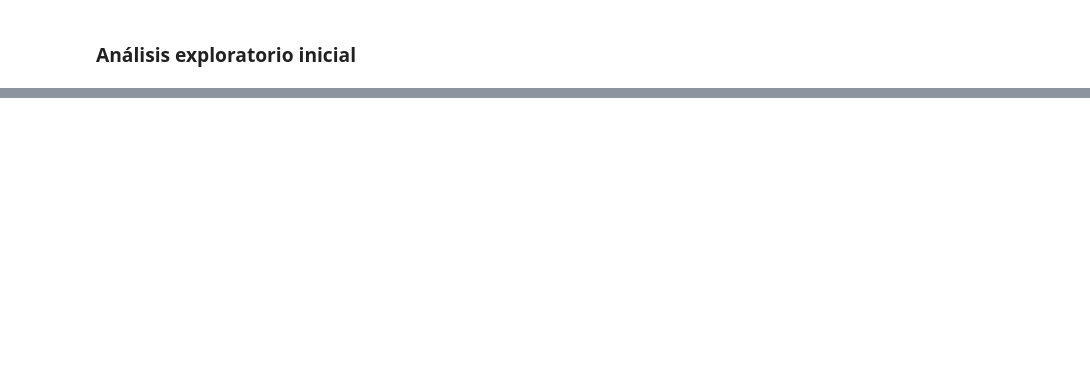
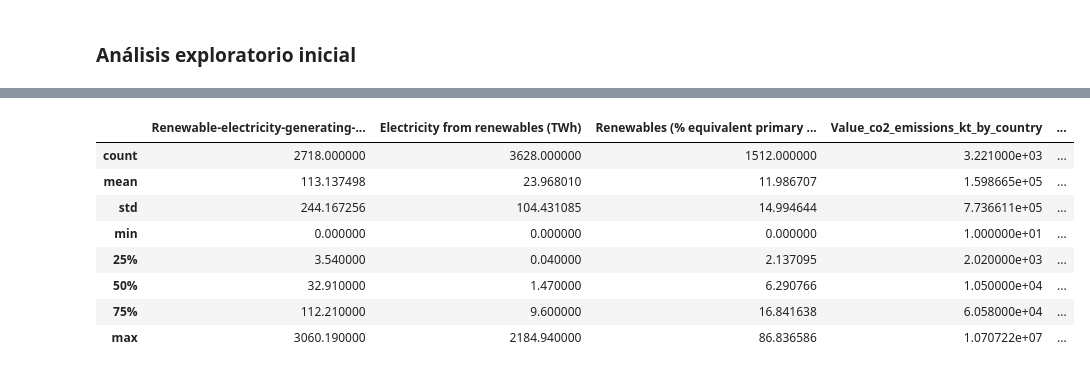
Before and after one commit to perezmillanr/tp_final_analisis_de_datos, a Jupyter notebook: TP.ipynb, the cells around one changed output, grey strips where cells are left out. Cells and saved outputs as stored; diff of their text form; code cells hidden in the pictures; blank space fills up the shorter version.

```diff
--- a/TP.ipynb
+++ b/TP.ipynb
@@ -28,0 +47,15 @@ ParserError: Error tokenizing data. C error: Expected 1 fields in line 33, saw 8
+# %%
+# showing a summary of 5 relevant numeric features
+
+five_numeric_columns = ['Renewable-electricity-generating-capacity-per-capita','Electricity from renewables (TWh)',r'Renewables (% equivalent primary energy)','Value_co2_emissions_kt_by_country','Primary energy consumption per capita (kWh/person)']
+df[five_numeric_columns].describe()
+# %% [output]
+|  | Renewable-electricity-generating-... | Electricity from renewables (TWh) | Renewables (% equivalent primary ... | Value_co2_emissions_kt_by_country | ... |
+| count | 2718.000000 | 3628.000000 | 1512.000000 | 3.221000e+03 | ... |
+| mean | 113.137498 | 23.968010 | 11.986707 | 1.598665e+05 | ... |
+| std | 244.167256 | 104.431085 | 14.994644 | 7.736611e+05 | ... |
+| min | 0.000000 | 0.000000 | 0.000000 | 1.000000e+01 | ... |
+| 25% | 3.540000 | 0.040000 | 2.137095 | 2.020000e+03 | ... |
+| 50% | 32.910000 | 1.470000 | 6.290766 | 1.050000e+04 | ... |
+| 75% | 112.210000 | 9.600000 | 16.841638 | 6.058000e+04 | ... |
+| max | 3060.190000 | 2184.940000 | 86.836586 | 1.070722e+07 | ... |
```
Also changed, not shown: parts of 11 cells of this notebook.
